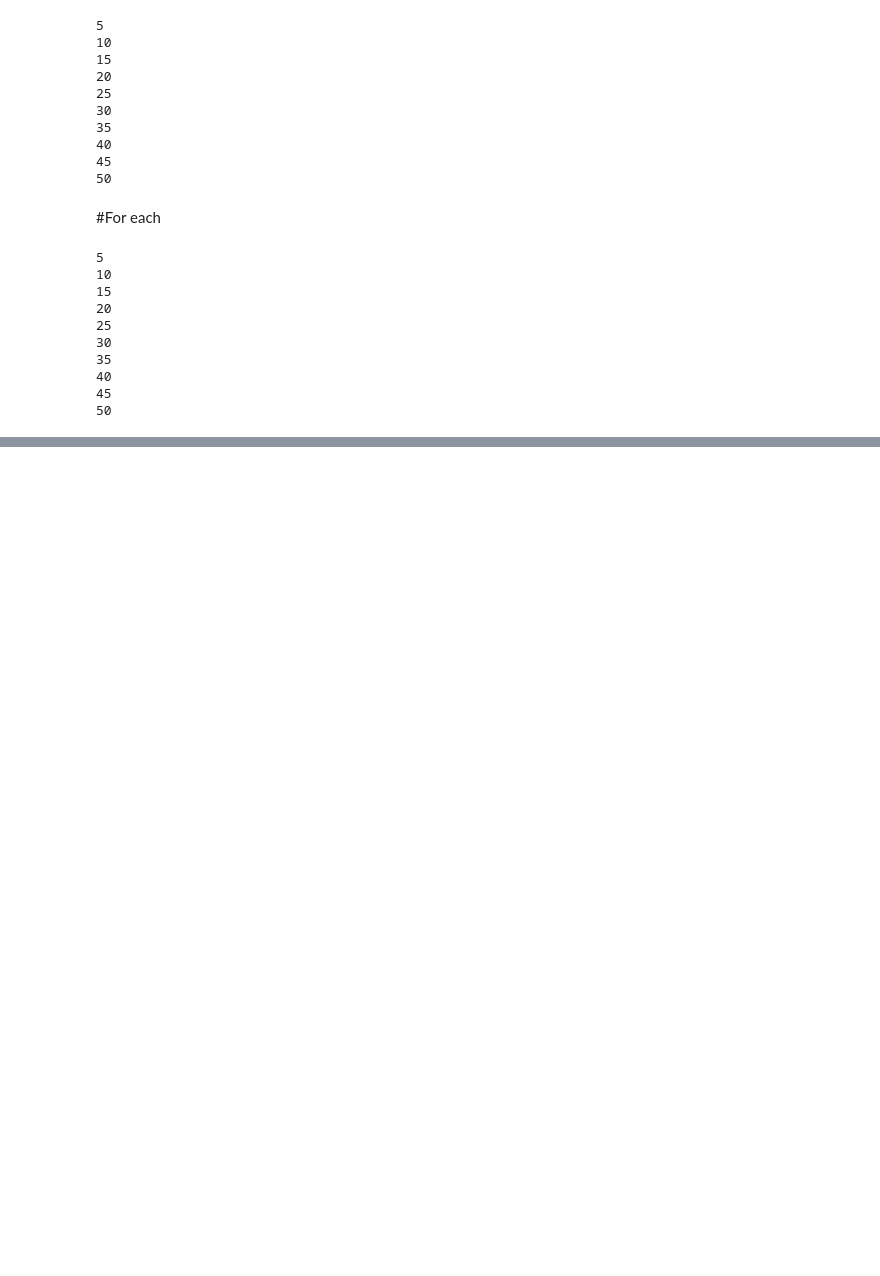
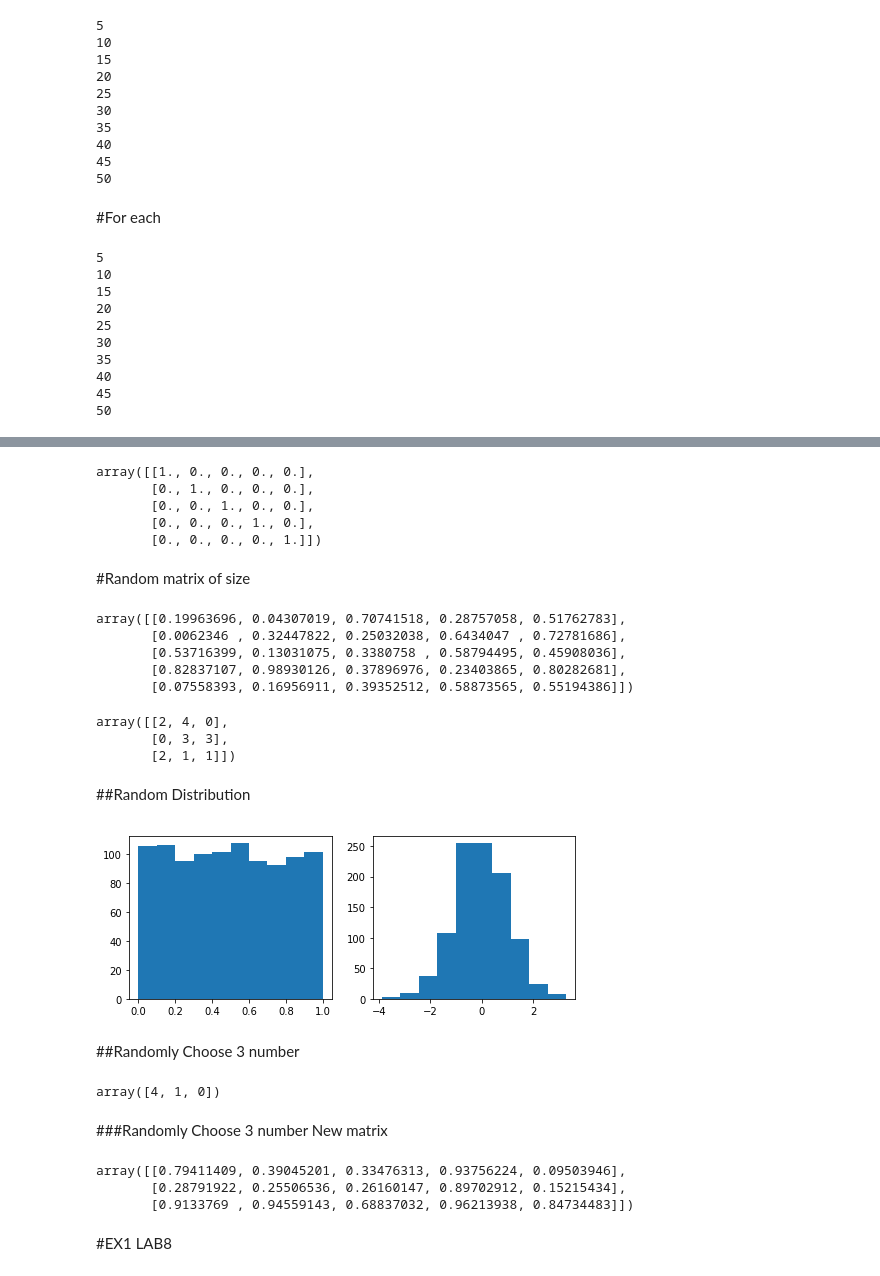
Before and after one commit to YhokSiri/DataMining, a Jupyter notebook: HelloSiri.ipynb, the cells around one changed output, grey strips where cells are left out. Drawn from its saved outputs; the diff is of its cells as text; code cells hidden in the pictures; blank space fills up the shorter version.

```diff
--- a/HelloSiri.ipynb
+++ b/HelloSiri.ipynb
@@ -118,0 +239,53 @@ for i in summation:
+# %%
+np.empty([5,5])
+# %% [output]
+array([[1., 0., 0., 0., 0.],
+       [0., 1., 0., 0., 0.],
+       [0., 0., 1., 0., 0.],
+       [0., 0., 0., 1., 0.],
+       [0., 0., 0., 0., 1.]])
+# %% [markdown]
+#Random matrix of size
+# %%
+np.random.rand(5,5)
+# %% [output]
+array([[0.19963696, 0.04307019, 0.70741518, 0.28757058, 0.51762783],
+       [0.0062346 , 0.32447822, 0.25032038, 0.6434047 , 0.72781686],
+       [0.53716399, 0.13031075, 0.3380758 , 0.58794495, 0.45908036],
+       [0.82837107, 0.98930126, 0.37896976, 0.23403865, 0.80282681],
+       [0.07558393, 0.16956911, 0.39352512, 0.58873565, 0.55194386]])
+# %%
+np.random.randint(5,size = (3,3))
+# %% [output]
+array([[2, 4, 0],
+       [0, 3, 3],
+       [2, 1, 1]])
+# %% [markdown]
+##Random Distribution
+# %%
+import matplotlib.pyplot as plt
+fig, axes = plt.subplots(1,2,figsize=(8,3))
+axes[0].hist(np.random.rand(1000))
+axes[1].hist(np.random.randn(1000))
+plt.show()
+# %% [output]
+[figure, added]
+# %% [markdown]
+##Randomly Choose 3 number
+# %%
+np.random.choice(5,3,replace = False)
+# %% [output]
+array([4, 1, 0])
+# %% [markdown]
+###Randomly Choose 3 number New matrix
+# %%
+np_matrix = np.random.rand(5,5)
+idx_choose = np.random.choice(5,3,replace = False)
+np_matrix_choose = np_matrix[idx_choose,:]
+np_matrix_choose
+# %% [output]
+array([[0.79411409, 0.39045201, 0.33476313, 0.93756224, 0.09503946],
+       [0.28791922, 0.25506536, 0.26160147, 0.89702912, 0.15215434],
+       [0.9133769 , 0.94559143, 0.68837032, 0.96213938, 0.84734483]])
+# %% [markdown]
+#EX1 LAB8
```
Also changed, not shown: parts of 53 cells of this notebook.
